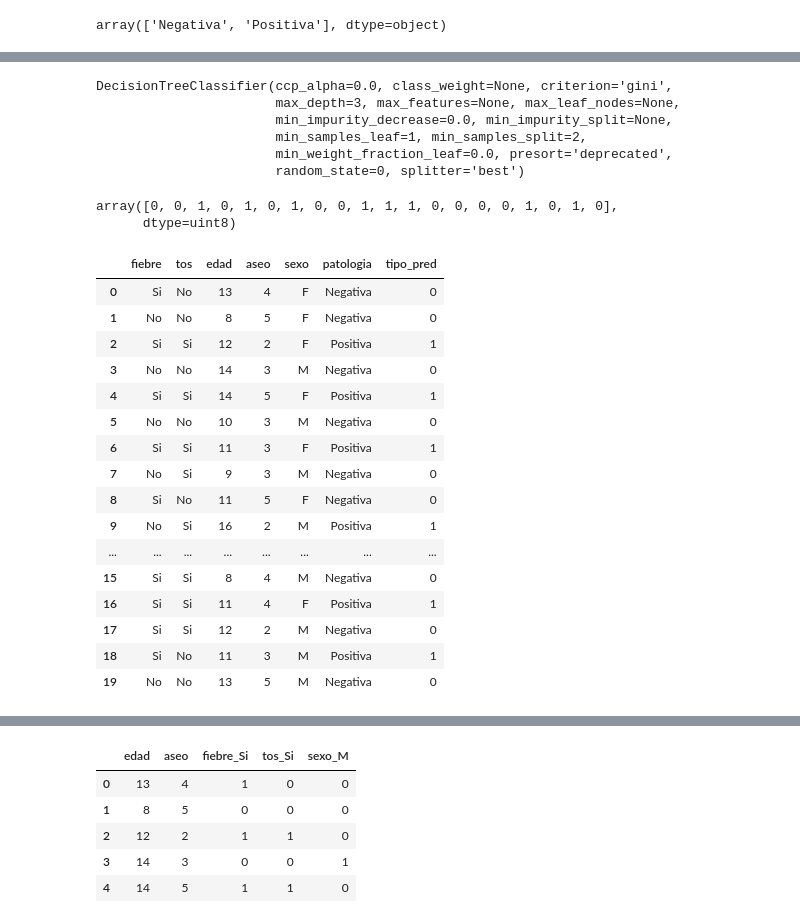
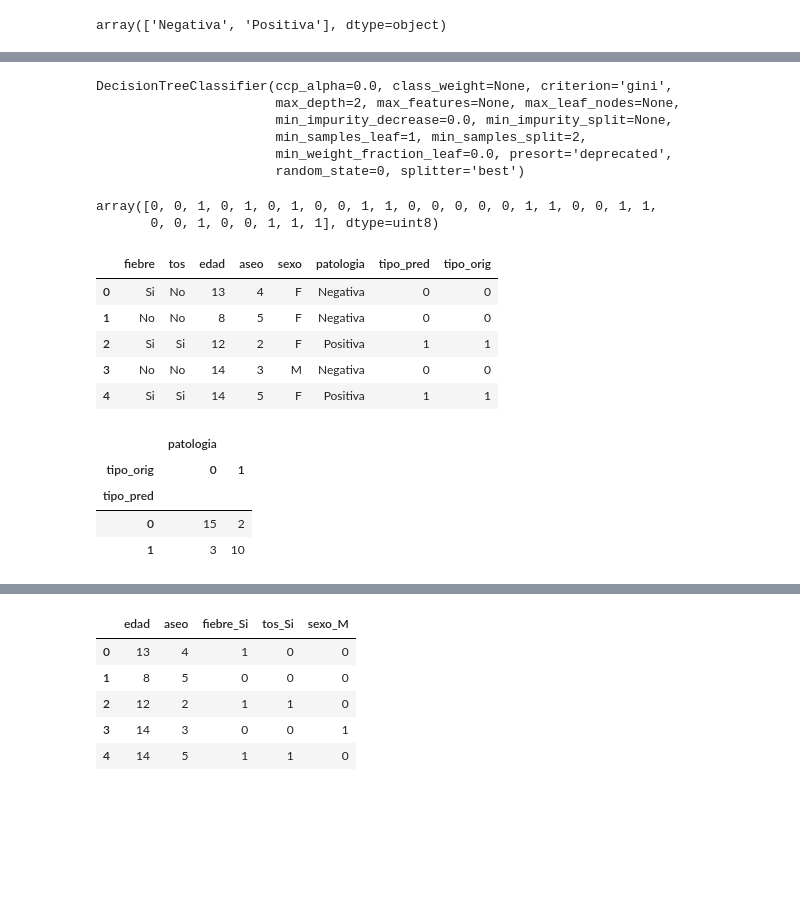
Before and after one commit to jcmachicao/curso_ai_salud, a Jupyter notebook: MLH_arboldecision.ipynb, the cells around one changed output, grey strips where cells are left out. Cells and saved outputs as stored; diff of their text form; code cells hidden in the pictures; blank space fills up the shorter version.

```diff
--- a/MLH_arboldecision.ipynb
+++ b/MLH_arboldecision.ipynb
@@ -84,5 +74,5 @@ data100
 # %%
-modelo = DecisionTreeClassifier(max_depth=3, random_state=0)
+modelo = DecisionTreeClassifier(max_depth=2, random_state=0)
 # %%
 X = data100.drop(['patologia_Positiva'], axis=1)
 y = data100.patologia_Positiva
@@ -90,7 +80,7 @@ y = data100.patologia_Positiva
 modelo.fit(X, y)
 # %% [output]
 DecisionTreeClassifier(ccp_alpha=0.0, class_weight=None, criterion='gini',
-                       max_depth=3, max_features=None, max_leaf_nodes=None,
+                       max_depth=2, max_features=None, max_leaf_nodes=None,
                        min_impurity_decrease=0.0, min_impurity_split=None,
                        min_samples_leaf=1, min_samples_split=2,
                        min_weight_fraction_leaf=0.0, presort='deprecated',
@@ -99,29 +89,27 @@ DecisionTreeClassifier(ccp_alpha=0.0, class_weight=None, criterion='gini',
 y_pred = modelo.predict(X)
 y_pred
 # %% [output]
-array([0, 0, 1, 0, 1, 0, 1, 0, 0, 1, 1, 1, 0, 0, 0, 0, 1, 0, 1, 0],
-      dtype=uint8)
+array([0, 0, 1, 0, 1, 0, 1, 0, 0, 1, 1, 0, 0, 0, 0, 0, 1, 1, 0, 0, 1, 1,
+       0, 0, 1, 0, 0, 1, 1, 1], dtype=uint8)
 # %%
 data['tipo_pred'] = y_pred
-data
+data['tipo_orig'] = data100.patologia_Positiva
+data.head()
 # %% [output]
-|  | fiebre | tos | edad | aseo | sexo | patologia | tipo_pred |
-| 0 | Si | No | 13 | 4 | F | Negativa | 0 |
-| 1 | No | No | 8 | 5 | F | Negativa | 0 |
-| 2 | Si | Si | 12 | 2 | F | Positiva | 1 |
-| 3 | No | No | 14 | 3 | M | Negativa | 0 |
-| 4 | Si | Si | 14 | 5 | F | Positiva | 1 |
-| 5 | No | No | 10 | 3 | M | Negativa | 0 |
-| 6 | Si | Si | 11 | 3 | F | Positiva | 1 |
-| 7 | No | Si | 9 | 3 | M | Negativa | 0 |
-| 8 | Si | No | 11 | 5 | F | Negativa | 0 |
-| 9 | No | Si | 16 | 2 | M | Positiva | 1 |
-| ... | ... | ... | ... | ... | ... | ... | ... |
-| 15 | Si | Si | 8 | 4 | M | Negativa | 0 |
-| 16 | Si | Si | 11 | 4 | F | Positiva | 1 |
-| 17 | Si | Si | 12 | 2 | M | Negativa | 0 |
-| 18 | Si | No | 11 | 3 | M | Positiva | 1 |
-| 19 | No | No | 13 | 5 | M | Negativa | 0 |
+|  | fiebre | tos | edad | aseo | sexo | patologia | tipo_pred | tipo_orig |
+| 0 | Si | No | 13 | 4 | F | Negativa | 0 | 0 |
+| 1 | No | No | 8 | 5 | F | Negativa | 0 | 0 |
+| 2 | Si | Si | 12 | 2 | F | Positiva | 1 | 1 |
+| 3 | No | No | 14 | 3 | M | Negativa | 0 | 0 |
+| 4 | Si | Si | 14 | 5 | F | Positiva | 1 | 1 |
+# %%
+pd.pivot_table(data[['tipo_pred', 'tipo_orig', 'patologia']], index=['tipo_pred'], columns=['tipo_orig'], aggfunc='count')
+# %% [output]
+|  | patologia |  |
+| tipo_orig | 0 | 1 |
+| tipo_pred |  |  |
+| 0 | 15 | 2 |
+| 1 | 3 | 10 |
 # %%
 from sklearn.tree import plot_tree
 plt.figure(figsize=(18,10))
```
Also changed, not shown: parts of 4 cells of this notebook.
